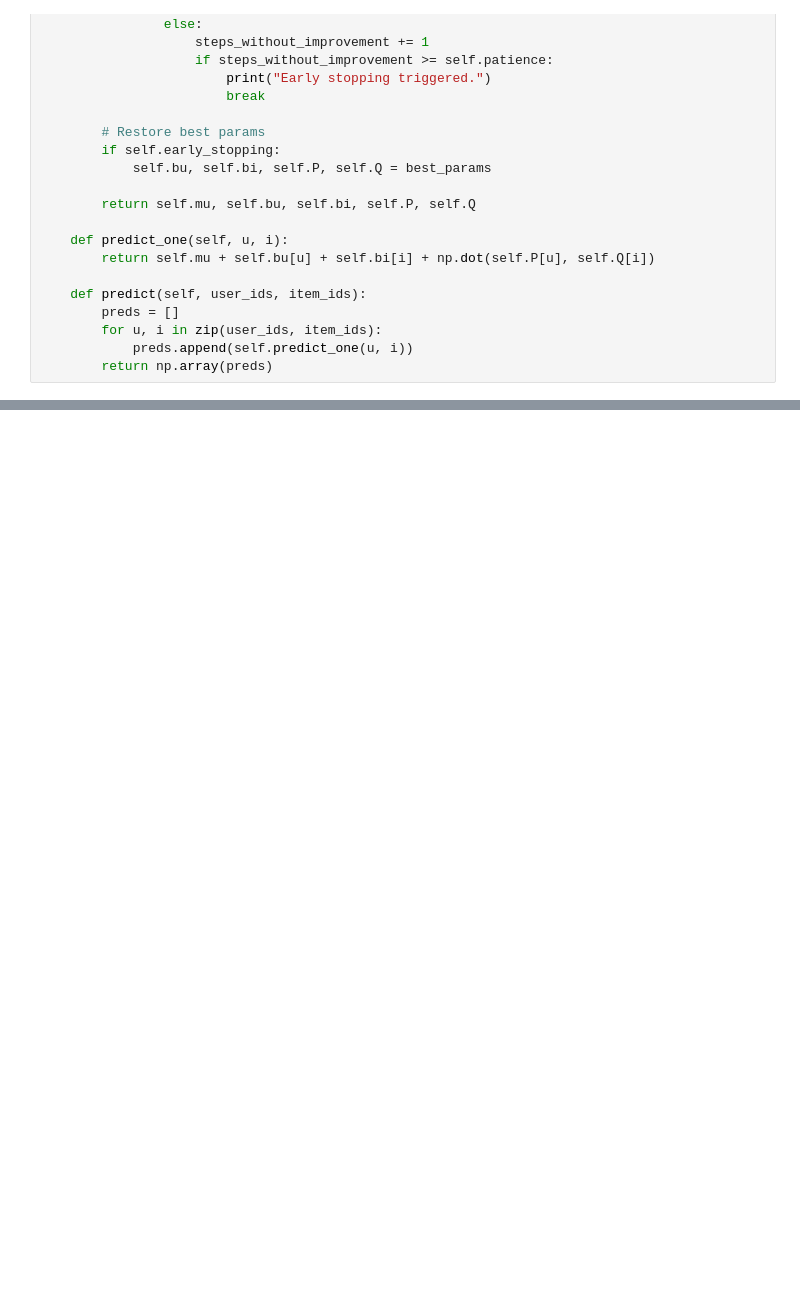
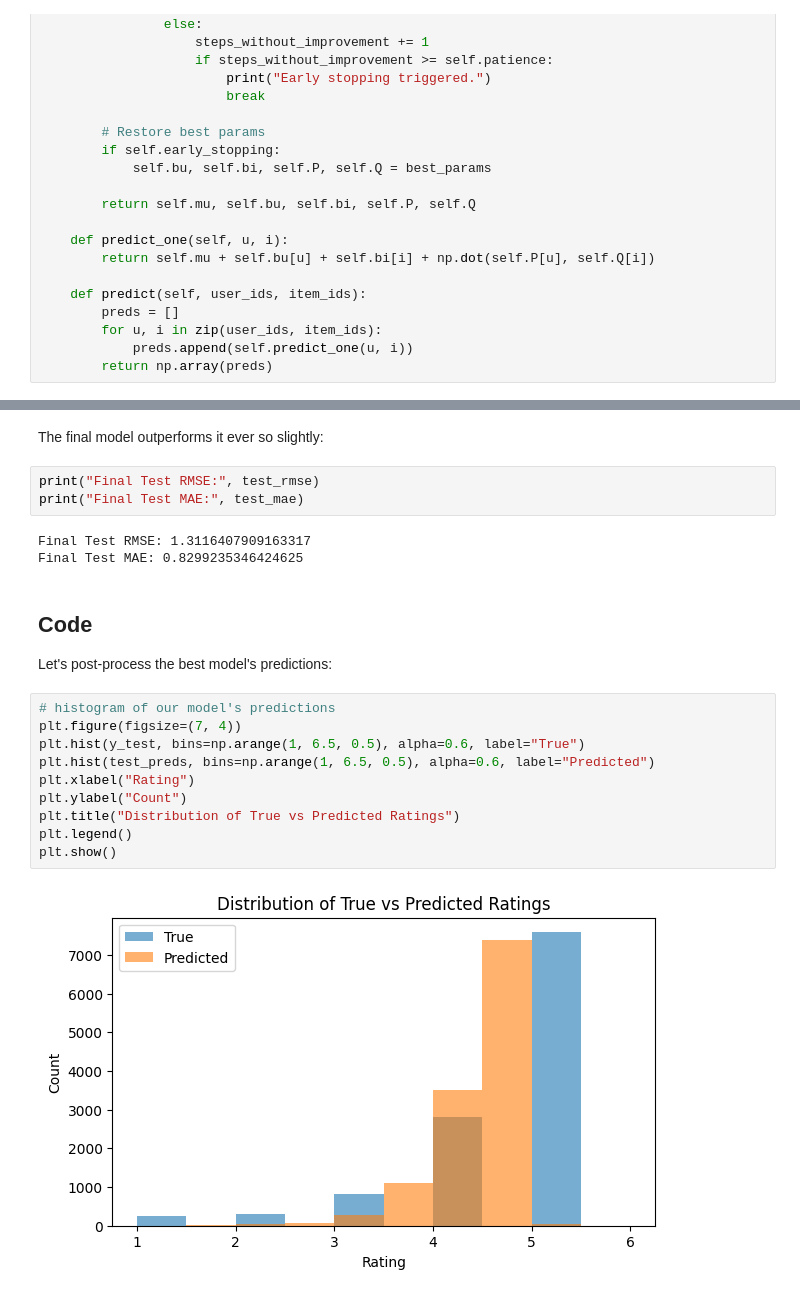
Before and after one commit to chriss-mo/recommendr, a Jupyter notebook: main2.ipynb, the cells around one changed output, grey strips where cells are left out. Cells and saved outputs as stored; diff of their text form; blank space fills up the shorter version.

```diff
--- a/main2.ipynb
+++ b/main2.ipynb
@@ -1114,0 +1166,24 @@ Final Test MAE: 0.8295956386504827
+# %% [markdown]
+The final model outperforms it ever so slightly:
+# %%
+print("Final Test RMSE:", test_rmse)
+print("Final Test MAE:", test_mae)
+# %% [output]
+Final Test RMSE: 1.3116407909163317
+Final Test MAE: 0.8299235346424625
+# %% [markdown]
+## Code
+
+Let's post-process the best model's predictions:
+# %%
+# histogram of our model's predictions
+plt.figure(figsize=(7, 4))
+plt.hist(y_test, bins=np.arange(1, 6.5, 0.5), alpha=0.6, label="True")
+plt.hist(test_preds, bins=np.arange(1, 6.5, 0.5), alpha=0.6, label="Predicted")
+plt.xlabel("Rating")
+plt.ylabel("Count")
+plt.title("Distribution of True vs Predicted Ratings")
+plt.legend()
+plt.show()
+# %% [output]
+[figure, added]
```
Also changed, not shown: parts of 10 cells of this notebook, 1 other file.
